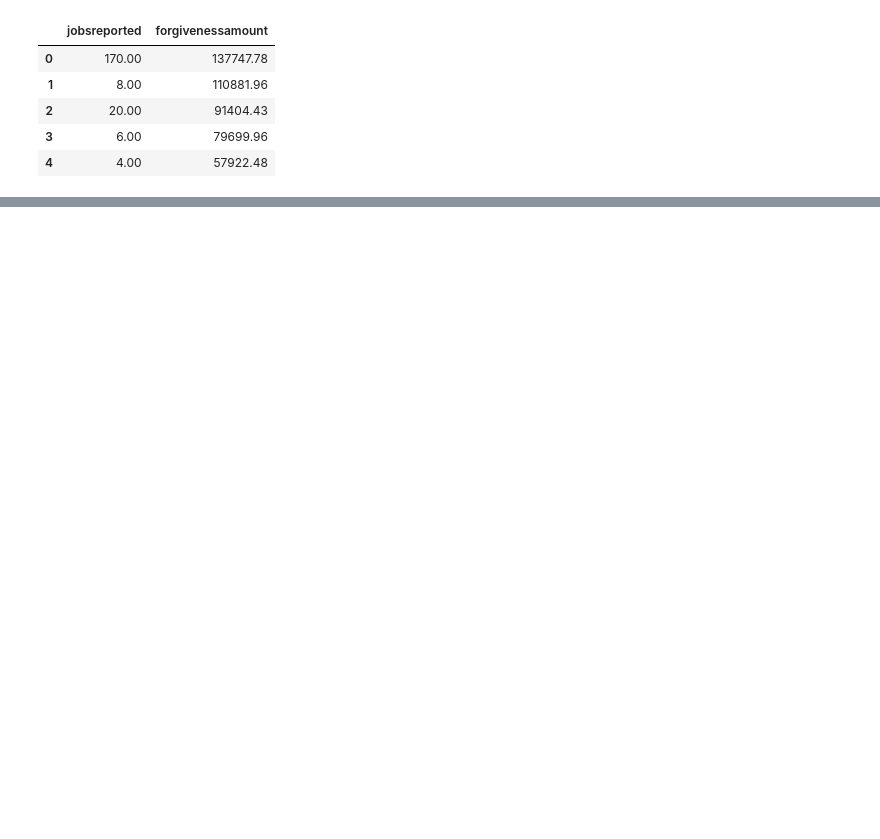
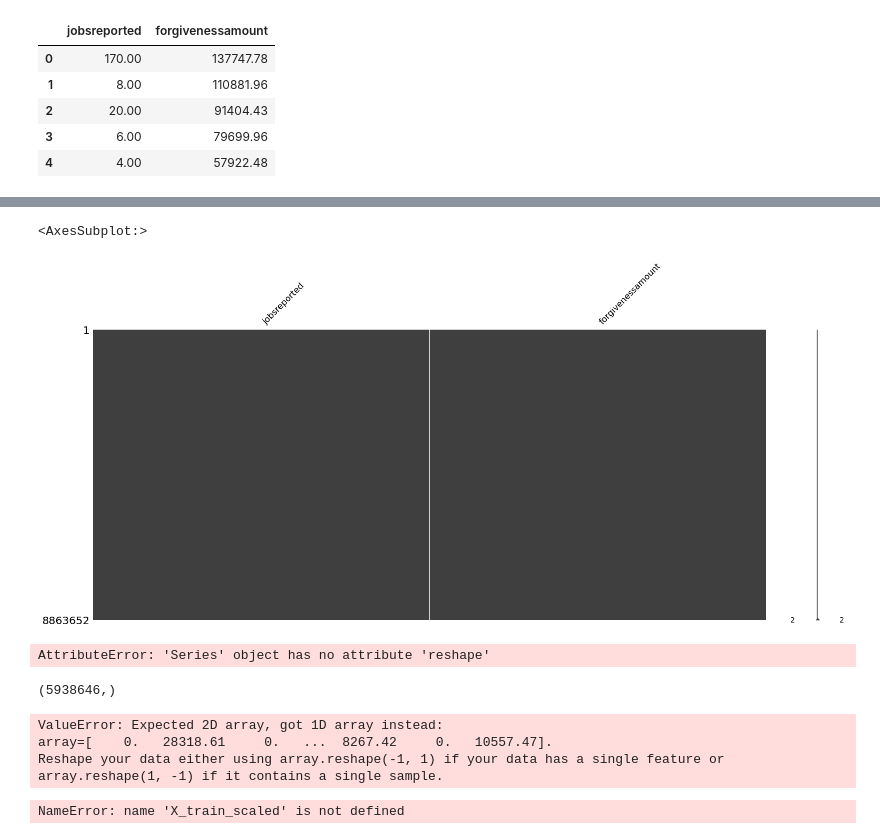
Before and after one commit to Jyve00/PPP_Loans, a Jupyter notebook: Data/EDA.ipynb, the cells around one changed output, grey strips where cells are left out. Saved outputs shown, nothing was run; the diff lists cells and outputs as text; code cells hidden in the pictures; blank space fills up the shorter version.

```diff
--- a/Data/EDA.ipynb
+++ b/Data/EDA.ipynb
@@ -168,0 +201,10 @@ new_df.head()
+# %%
+msno.matrix(new_df)
+# %% [output]
+<AxesSubplot:>
+[figure, added]
+# %%
+X = new_df['forgivenessamount']
+y = new_df['jobsreported']
+# %% [output]
+AttributeError: 'Series' object has no attribute 'reshape'
@@ -168,0 +213,37 @@ new_df.head()
+# %%
+X_train.
+# %% [output]
+(5938646,)
+# %%
+# Time to scale!
+# Instantiate a new scaler
+scaler = StandardScaler()
+
+# Learn the pattern from the training data
+scaler.fit(X_train)
+
+# Apply the pattern to the training and testing data
+X_train_scaled = scaler.transform(X_train)
+X_test_scaled = scaler.transform(X_test)
+
+# Let's turn these into dataframes
+X_train_scaled = pd.DataFrame(X_train_scaled,
+                              columns=X_train.columns,
+                              index=X_train.index)
+X_test_scaled = pd.DataFrame(X_test_scaled,
+                             columns=X_test.columns,
+                             index=X_test.index)
+
+X_train_scaled.head()
+# %% [output]
+ValueError: Expected 2D array, got 1D array instead:
+array=[    0.   28318.61     0.   ...  8267.42     0.   10557.47].
+Reshape your data either using array.reshape(-1, 1) if your data has a single feature or array.reshape(1, -1) if it contains a single sample.
+# %%
+
+
+lr = LinearRegression() # create object for prediction class
+lr.fit(X_train_scaled, y_train) # perform linear regression
+y_predict = lr.predict(X)
+# %% [output]
+NameError: name 'X_train_scaled' is not defined
```
Also changed, not shown: parts of 6 cells of this notebook.
